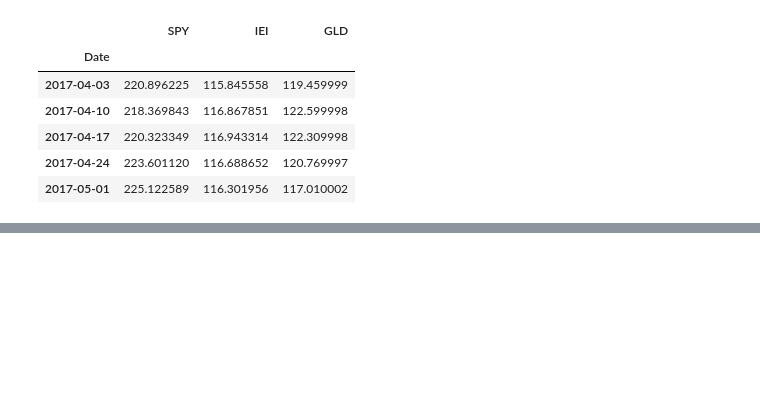
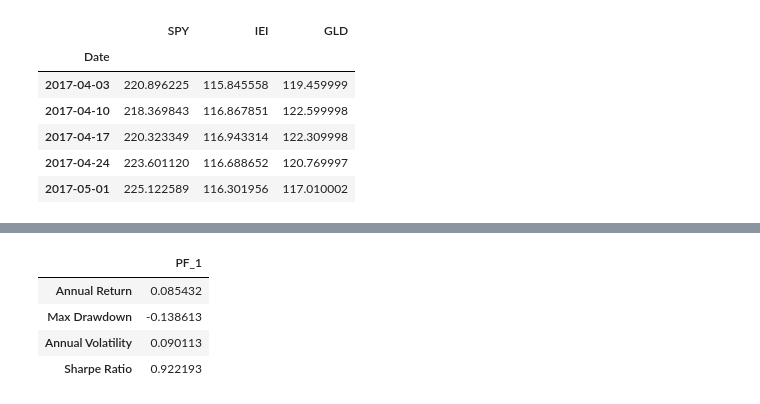
Before and after one commit to rickatx/rfpfolio, a Jupyter notebook: index.ipynb, the cells around one changed output, grey strips where cells are left out. Cells and saved outputs as stored; diff of their text form; code cells hidden in the pictures; blank space fills up the shorter version.

```diff
--- a/index.ipynb
+++ b/index.ipynb
@@ -30,0 +101,21 @@ price_data.head()
+# %%
+period='weekly'
+
+# risk-free rate -- for Sharpe ratio
+rf_rate = 0.003 # ann. rate of 0.3%
+weekly_rf_rate = (1 + rf_rate)**(1/52) - 1
+
+stats_spec = {'Annual Return':lambda x:estats.annual_return(x, period),
+              'Max Drawdown':estats.max_drawdown,
+              'Annual Volatility':lambda x: estats.annual_volatility(x, period),
+              'Sharpe Ratio':lambda x: estats.sharpe_ratio(x, risk_free=weekly_rf_rate, period=period)}
+
+stats = [f(pf_1_returns['PF_1']) for f in stats_spec.values()]
+
+pd.DataFrame({'PF_1': stats}, index=stats_spec.keys())
+# %% [output]
+|  | PF_1 |
+| Annual Return | 0.085432 |
+| Max Drawdown | -0.138613 |
+| Annual Volatility | 0.090113 |
+| Sharpe Ratio | 0.922193 |
```
Also changed, not shown: parts of 20 cells of this notebook, 6 other files.
